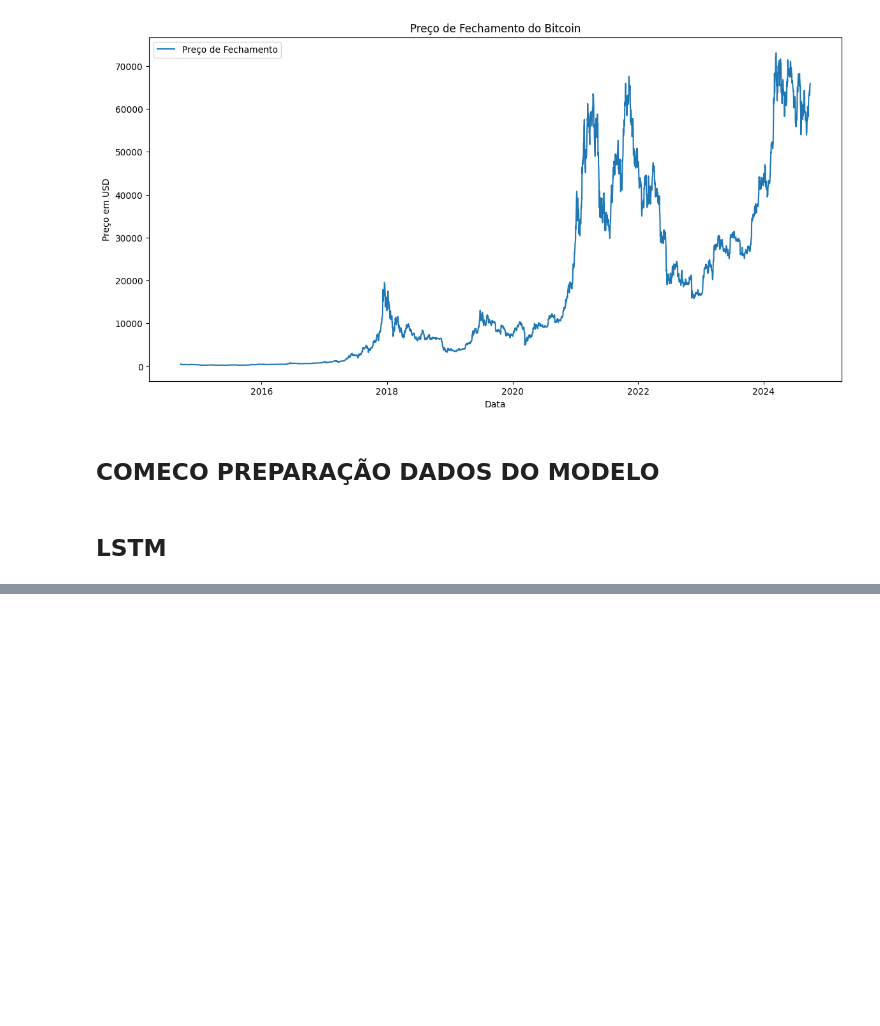
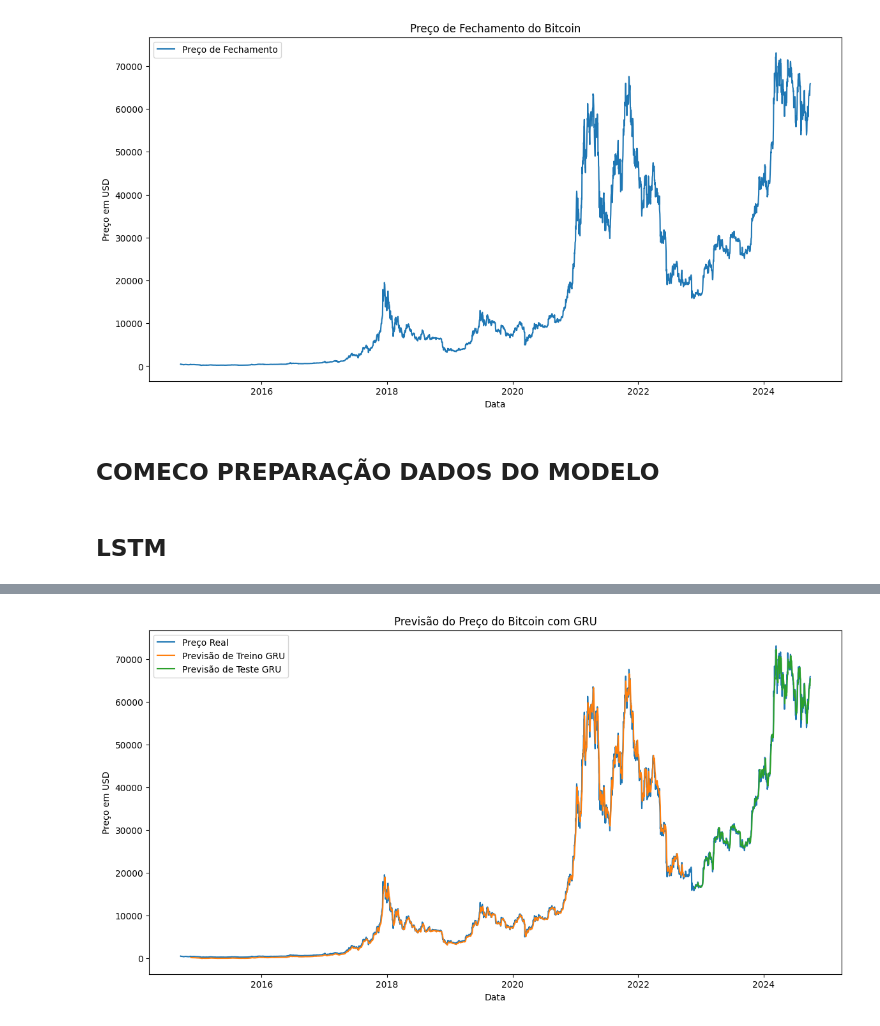
Before and after one commit to pedrocruz2/crypto-learning, a Jupyter notebook: treinamento/bitcoin.ipynb, the cells around one changed output, grey strips where cells are left out. Cells and saved outputs as stored; diff of their text form; code cells hidden in the pictures; blank space fills up the shorter version.

```diff
--- a/treinamento/bitcoin.ipynb
+++ b/treinamento/bitcoin.ipynb
@@ -160,0 +163,83 @@ Test RMSE: 2047.3343826055611
+# %%
+from sklearn.preprocessing import MinMaxScaler
+from sklearn.metrics import mean_squared_error
+from sklearn.model_selection import train_test_split
+
+from tensorflow.keras.models import Sequential
+from tensorflow.keras.layers import Dense, GRU
+from tensorflow.keras.preprocessing.sequence import TimeseriesGenerator
+
+import warnings
+warnings.filterwarnings("ignore")
+
+# Coleta dos dados do Bitcoin
+btc = yf.Ticker("BTC-USD")
+data_gru = btc.history(start="2014-01-01", end=pd.to_datetime('today').strftime('%Y-%m-%d'))
+
+# Seleção da coluna 'Close' e preparação dos dados
+df_gru = data_gru[['Close']].reset_index()
+dataset_gru = df_gru['Close'].values.reshape(-1, 1)
+
+# Normalização dos dados
+scaler_gru = MinMaxScaler(feature_range=(0, 1))
+scaled_data_gru = scaler_gru.fit_transform(dataset_gru)
+
+# Divisão em conjuntos de treino e teste usando train_test_split
+train_data_gru, test_data_gru = train_test_split(scaled_data_gru, test_size=0.2, shuffle=False)
+
+# Parâmetro look_back
+look_back = 60  # Número de passos de tempo anteriores usados para prever o próximo valor
+
+# Usando TimeseriesGenerator para criar os conjuntos de dados para o GRU
+train_generator_gru = TimeseriesGenerator(train_data_gru, train_data_gru, length=look_back, batch_size=64)
+test_generator_gru = TimeseriesGenerator(test_data_gru, test_data_gru, length=look_back, batch_size=64)
+
+# Construção do modelo GRU
+model_gru = Sequential()
+model_gru.add(GRU(units=50, return_sequences=True, input_shape=(look_back, 1)))
+model_gru.add(GRU(units=50))
+model_gru.add(Dense(1))
+
+# Compilação do modelo
+model_gru.compile(loss='mean_squared_error', optimizer='adam')
+
+# Treinamento do modelo
+model_gru.fit(train_generator_gru, epochs=20, validation_data=test_generator_gru, verbose=1)
+
+# Fazer previsões
+train_predict_gru = model_gru.predict(train_generator_gru)
+test_predict_gru = model_gru.predict(test_generator_gru)
+
+# Obter os valores reais correspondentes
+y_train_actual_gru = train_data_gru[look_back:]
+y_test_actual_gru = test_data_gru[look_back:]
+
+# Inverter a normalização
+train_predict_gru = scaler_gru.inverse_transform(train_predict_gru)
+y_train_actual_gru = scaler_gru.inverse_transform(y_train_actual_gru)
+
+test_predict_gru = scaler_gru.inverse_transform(test_predict_gru)
+y_test_actual_gru = scaler_gru.inverse_transform(y_test_actual_gru)
+
+# Calcular RMSE
+train_rmse_gru = np.sqrt(mean_squared_error(y_train_actual_gru, train_predict_gru))
+test_rmse_gru = np.sqrt(mean_squared_error(y_test_actual_gru, test_predict_gru))
+
+print(f'GRU Train RMSE: {train_rmse_gru}')
+print(f'GRU Test RMSE: {test_rmse_gru}')
+
+# Preparar as datas para plotagem
+train_dates_gru = df_gru['Date'][look_back:len(train_predict_gru)+look_back]
+test_dates_gru = df_gru['Date'][len(train_data_gru)+look_back:len(scaled_data_gru)]
+
+# Plotar previsões vs dados reais
+plt.figure(figsize=(14, 7))
+plt.plot(df_gru['Date'], scaler_gru.inverse_transform(scaled_data_gru), label='Preço Real')
+plt.plot(train_dates_gru, train_predict_gru, label='Previsão de Treino GRU')
+plt.plot(test_dates_gru, test_predict_gru, label='Previsão de Teste GRU')
+plt.title('Previsão do Preço do Bitcoin com GRU')
+plt.xlabel('Data')
+plt.ylabel('Preço em USD')
+plt.legend()
+plt.show()
+# %% [output]
@@ -160,0 +263 @@ Test RMSE: 2047.3343826055611
+[figure, added]
```
Also changed, not shown: parts of 10 cells of this notebook.
